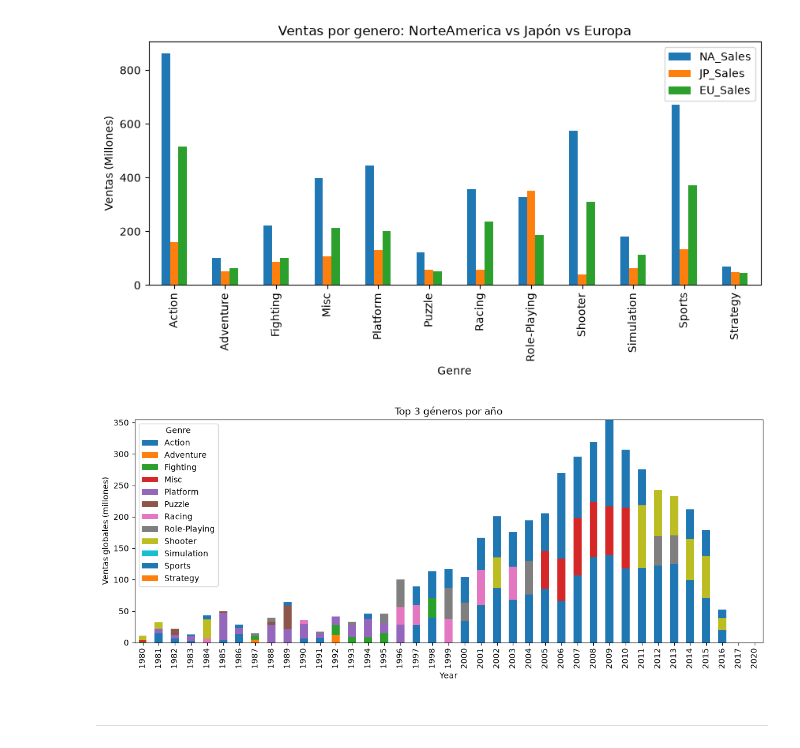
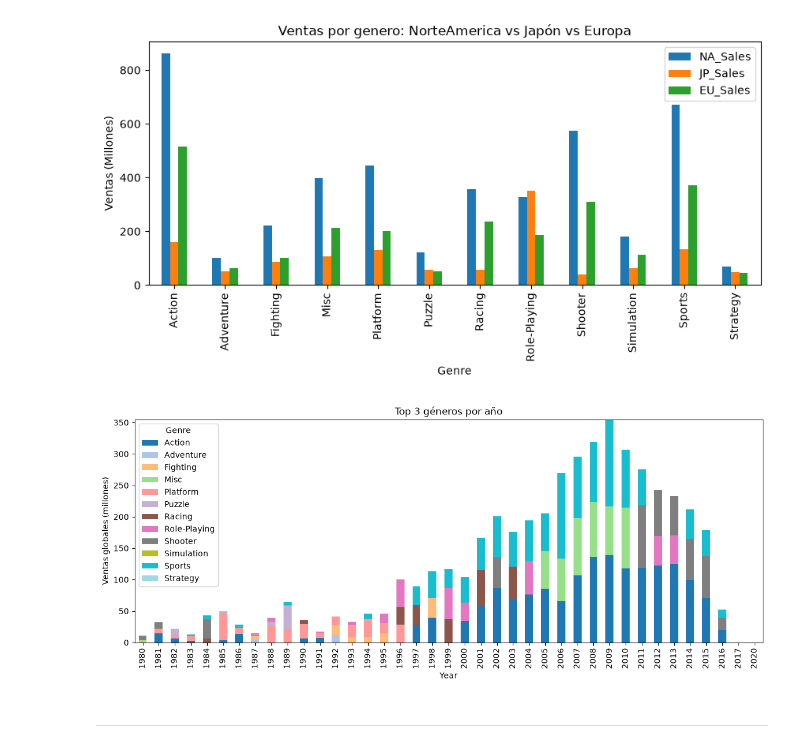
Before and after one commit to DylanRico007/VideoGamesSales-main, a Jupyter notebook: Notebook/VideoGamesSales.ipynb, the cells around one changed output. Cells and saved outputs as stored; diff of their text form; code cells hidden in the pictures.

```diff
--- a/Notebook/VideoGamesSales.ipynb
+++ b/Notebook/VideoGamesSales.ipynb
@@ -156,18 +156,19 @@ plt.show()
 # %%
 top3 = df_clean.pivot_table(
     index='Year', columns='Genre',
     values='Global_Sales', aggfunc='sum'
 )
 
 top3.where(top3.rank(axis=1, ascending=False) <= 3, 0).plot(
     kind='bar', stacked=True, figsize=(14, 5),
-    title='Top 3 géneros por año'
+    title='Top 3 géneros por año',
+    colormap='tab20'
 )
 
 plt.ylabel('Ventas globales (millones)')
 plt.show()
 # %% [output]
-[figure, old version]
+[figure, new version]
 # %% [markdown]
 ---
 # %% [markdown]
```
